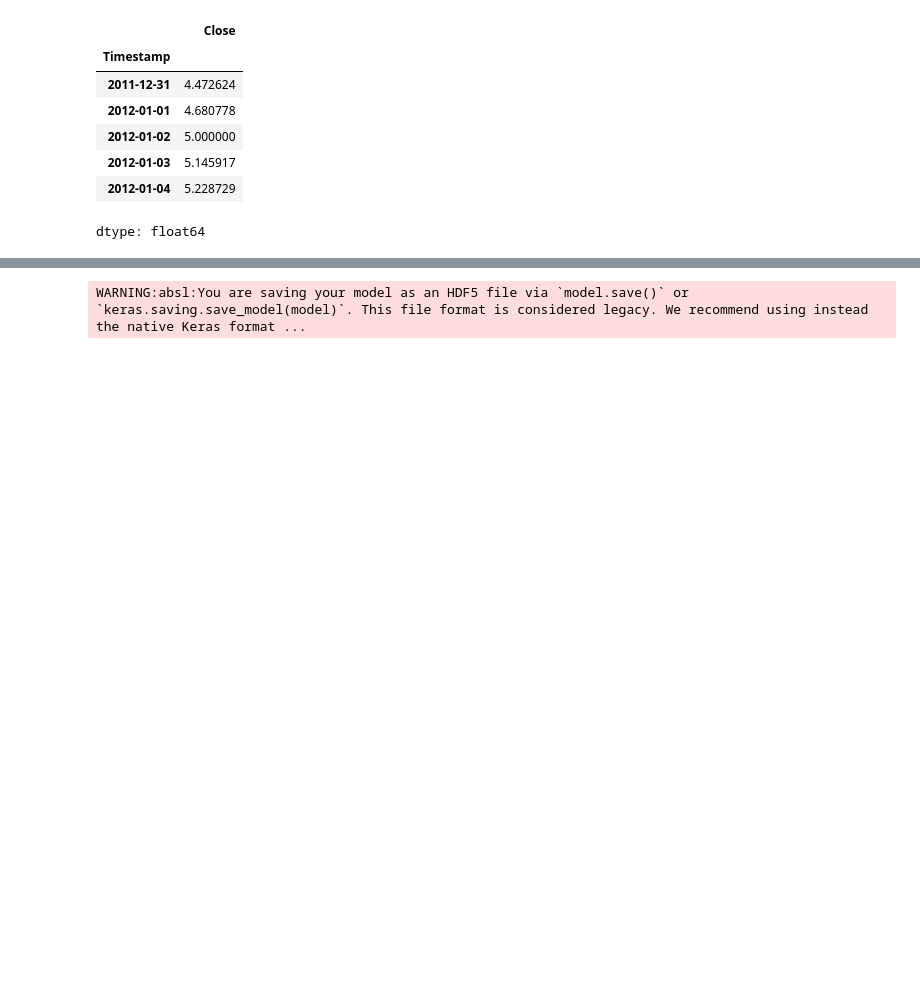
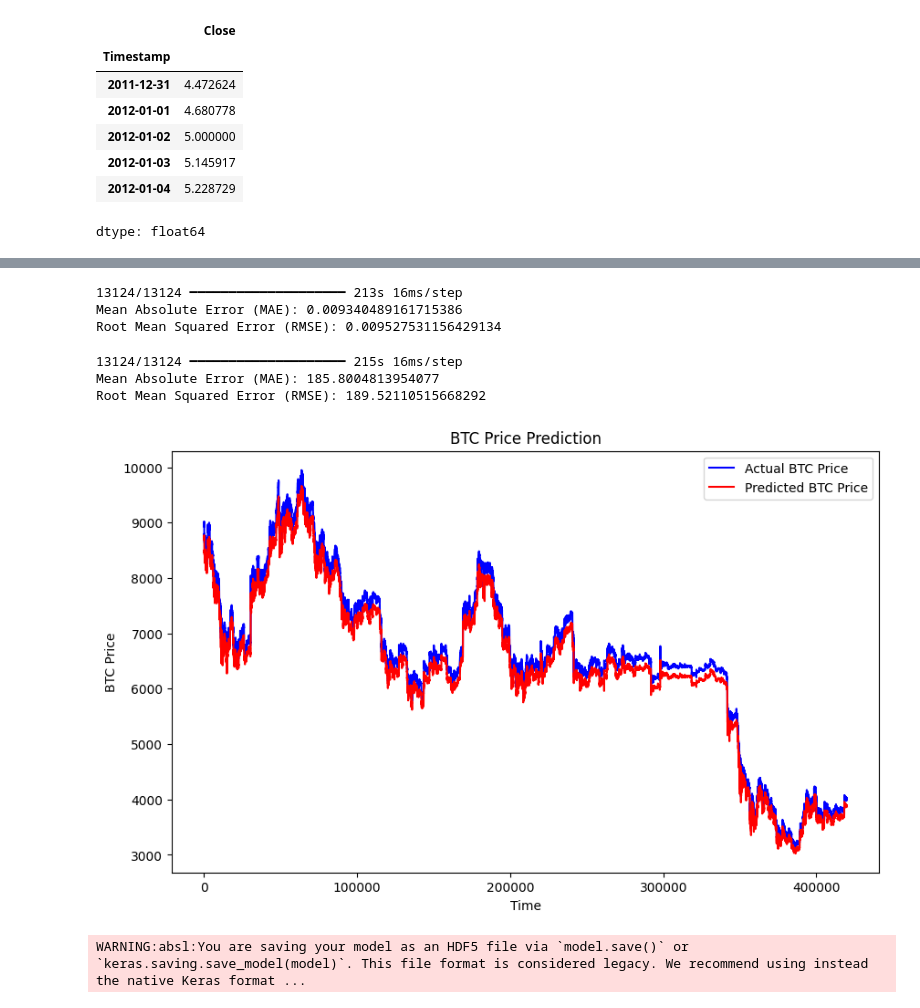
Before and after one commit to johnobodai/BTC-Forecasting, a Jupyter notebook: btc_forecasting.ipynb, the cells around one changed output, grey strips where cells are left out. Drawn from its saved outputs; the diff is of its cells as text; code cells hidden in the pictures; blank space fills up the shorter version.

```diff
--- a/btc_forecasting.ipynb
+++ b/btc_forecasting.ipynb
@@ -194,3 +174,54 @@ plt.show()
+# %%
+# Make predictions on the test data
+predicted_prices = model.predict(X_test)
+
+# Calculate MAE
+mae = mean_absolute_error(y_test, predicted_prices)
+print(f"Mean Absolute Error (MAE): {mae}")
+
+# Calculate RMSE
+rmse = np.sqrt(mean_squared_error(y_test, predicted_prices))
+print(f"Root Mean Squared Error (RMSE): {rmse}")
+# %% [output]
+13124/13124 ━━━━━━━━━━━━━━━━━━━━ 213s 16ms/step
+Mean Absolute Error (MAE): 0.009340489161715386
+Root Mean Squared Error (RMSE): 0.009527531156429134
+# %%
+# Assuming you've already made predictions with your trained model
+predicted_prices = model.predict(X_test)
+predicted_prices = scaler.inverse_transform(predicted_prices.reshape(-1, 1))
+
+# Actual prices for comparison
+actual_prices = scaler.inverse_transform(y_test.reshape(-1, 1))
+
+# Calculate performance metrics
+from sklearn.metrics import mean_absolute_error, mean_squared_error
+import numpy as np
+
+# Mean Absolute Error (MAE)
+mae = mean_absolute_error(actual_prices, predicted_prices)
+print(f"Mean Absolute Error (MAE): {mae}")
+
+# Root Mean Squared Error (RMSE)
+rmse = np.sqrt(mean_squared_error(actual_prices, predicted_prices))
+print(f"Root Mean Squared Error (RMSE): {rmse}")
+
+# Optionally, plot the results
+import matplotlib.pyplot as plt
+
+plt.figure(figsize=(10, 6))
+plt.plot(actual_prices, color='blue', label='Actual BTC Price')
+plt.plot(predicted_prices, color='red', label='Predicted BTC Price')
+plt.title('BTC Price Prediction')
+plt.xlabel('Time')
+plt.ylabel('BTC Price')
+plt.legend()
+plt.show()
+# %% [output]
+13124/13124 ━━━━━━━━━━━━━━━━━━━━ 215s 16ms/step
+Mean Absolute Error (MAE): 185.8004813954077
+Root Mean Squared Error (RMSE): 189.52110515668292
+[figure, added]
 # %%
 # Save the model
 model.save('btc_forecasting_model.h5')
```
Also changed, not shown: parts of 6 cells of this notebook.
